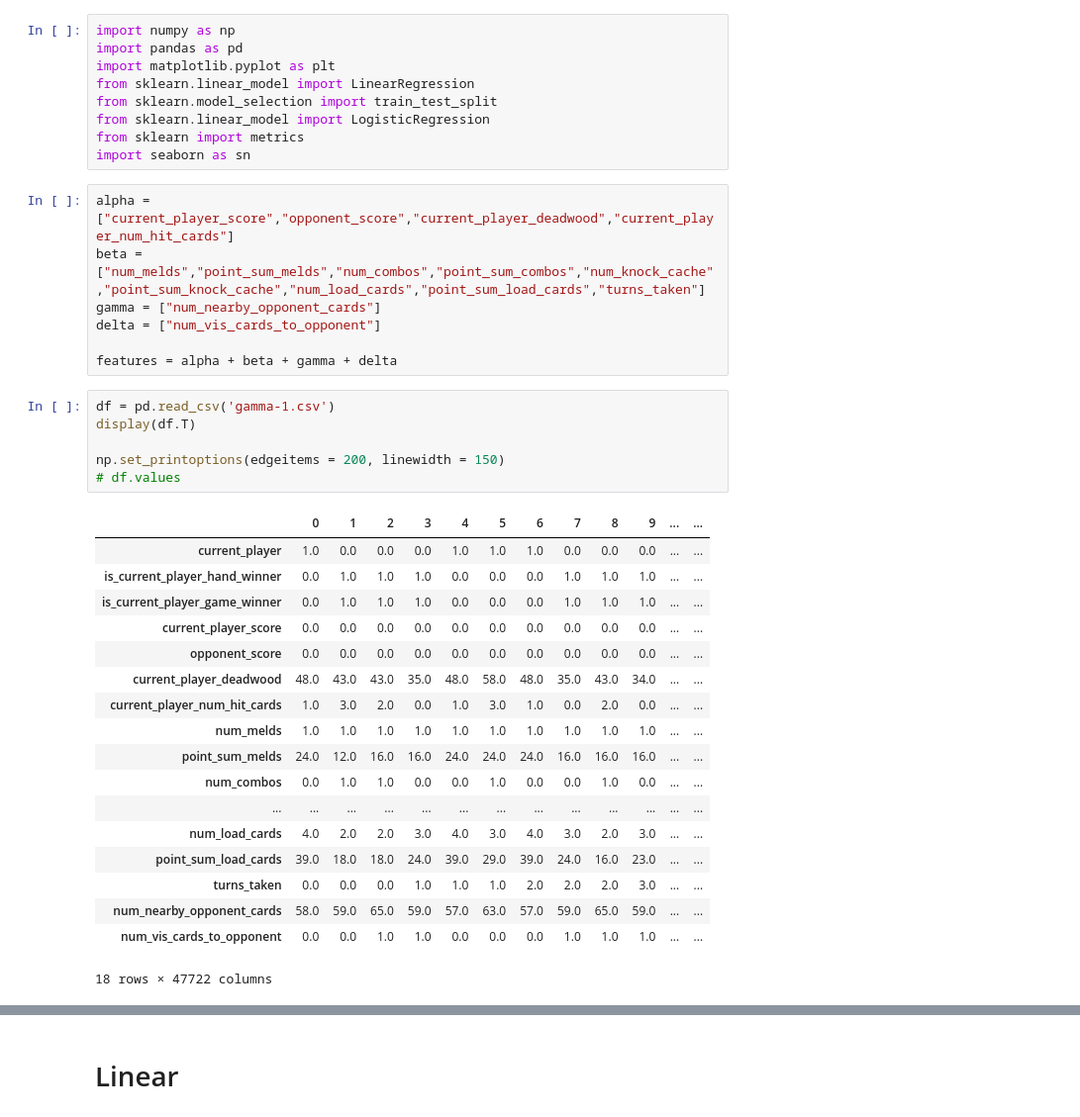
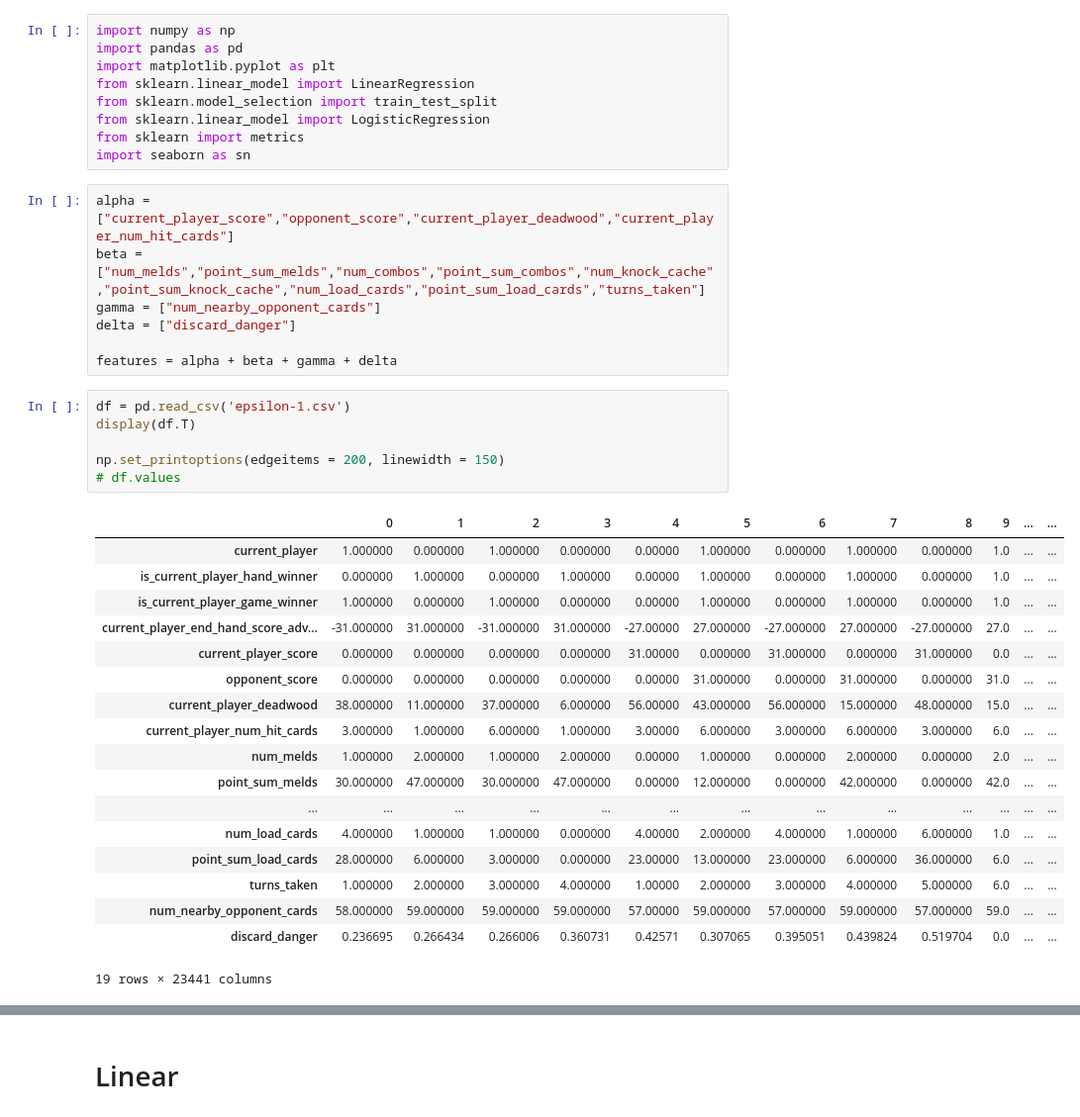
Before and after one commit to PeterEFrancis/gin-rummy-AI, a Jupyter notebook: data/player_data_proccessor.ipynb, the cells around one changed output, grey strips where cells are left out. Shown at 99% size. Cells and saved outputs as stored; diff of their text form.

```diff
--- a/data/player_data_proccessor.ipynb
+++ b/data/player_data_proccessor.ipynb
@@ -11,33 +11,33 @@ import seaborn as sn
 alpha = ["current_player_score","opponent_score","current_player_deadwood","current_player_num_hit_cards"]
 beta = ["num_melds","point_sum_melds","num_combos","point_sum_combos","num_knock_cache","point_sum_knock_cache","num_load_cards","point_sum_load_cards","turns_taken"]
 gamma = ["num_nearby_opponent_cards"]
-delta = ["num_vis_cards_to_opponent"]
+delta = ["discard_danger"]
 
 features = alpha + beta + gamma + delta
 # %%
-df = pd.read_csv('gamma-1.csv')
+df = pd.read_csv('epsilon-1.csv')
 display(df.T)
 
 np.set_printoptions(edgeitems = 200, linewidth = 150)
 # df.values
 # %% [output]
 |  | 0 | 1 | 2 | 3 | 4 | 5 | 6 | 7 | 8 | 9 | ... | ... |
-| current_player | 1.0 | 0.0 | 0.0 | 0.0 | 1.0 | 1.0 | 1.0 | 0.0 | 0.0 | 0.0 | ... | ... |
-| is_current_player_hand_winner | 0.0 | 1.0 | 1.0 | 1.0 | 0.0 | 0.0 | 0.0 | 1.0 | 1.0 | 1.0 | ... | ... |
-| is_current_player_game_winner | 0.0 | 1.0 | 1.0 | 1.0 | 0.0 | 0.0 | 0.0 | 1.0 | 1.0 | 1.0 | ... | ... |
-| current_player_score | 0.0 | 0.0 | 0.0 | 0.0 | 0.0 | 0.0 | 0.0 | 0.0 | 0.0 | 0.0 | ... | ... |
-| opponent_score | 0.0 | 0.0 | 0.0 | 0.0 | 0.0 | 0.0 | 0.0 | 0.0 | 0.0 | 0.0 | ... | ... |
-| current_player_deadwood | 48.0 | 43.0 | 43.0 | 35.0 | 48.0 | 58.0 | 48.0 | 35.0 | 43.0 | 34.0 | ... | ... |
-| current_player_num_hit_cards | 1.0 | 3.0 | 2.0 | 0.0 | 1.0 | 3.0 | 1.0 | 0.0 | 2.0 | 0.0 | ... | ... |
-| num_melds | 1.0 | 1.0 | 1.0 | 1.0 | 1.0 | 1.0 | 1.0 | 1.0 | 1.0 | 1.0 | ... | ... |
-| point_sum_melds | 24.0 | 12.0 | 16.0 | 16.0 | 24.0 | 24.0 | 24.0 | 16.0 | 16.0 | 16.0 | ... | ... |
-| num_combos | 0.0 | 1.0 | 1.0 | 0.0 | 0.0 | 1.0 | 0.0 | 0.0 | 1.0 | 0.0 | ... | ... |
+| current_player | 1.000000 | 0.000000 | 1.000000 | 0.000000 | 0.00000 | 1.000000 | 0.000000 | 1.000000 | 0.000000 | 1.0 | ... | ... |
+| is_current_player_hand_winner | 0.000000 | 1.000000 | 0.000000 | 1.000000 | 0.00000 | 1.000000 | 0.000000 | 1.000000 | 0.000000 | 1.0 | ... | ... |
+| is_current_player_game_winner | 1.000000 | 0.000000 | 1.000000 | 0.000000 | 0.00000 | 1.000000 | 0.000000 | 1.000000 | 0.000000 | 1.0 | ... | ... |
+| current_player_end_hand_score_adv... | -31.000000 | 31.000000 | -31.000000 | 31.000000 | -27.00000 | 27.000000 | -27.000000 | 27.000000 | -27.000000 | 27.0 | ... | ... |
+| current_player_score | 0.000000 | 0.000000 | 0.000000 | 0.000000 | 31.00000 | 0.000000 | 31.000000 | 0.000000 | 31.000000 | 0.0 | ... | ... |
+| opponent_score | 0.000000 | 0.000000 | 0.000000 | 0.000000 | 0.00000 | 31.000000 | 0.000000 | 31.000000 | 0.000000 | 31.0 | ... | ... |
+| current_player_deadwood | 38.000000 | 11.000000 | 37.000000 | 6.000000 | 56.00000 | 43.000000 | 56.000000 | 15.000000 | 48.000000 | 15.0 | ... | ... |
+| current_player_num_hit_cards | 3.000000 | 1.000000 | 6.000000 | 1.000000 | 3.00000 | 6.000000 | 3.000000 | 6.000000 | 3.000000 | 6.0 | ... | ... |
+| num_melds | 1.000000 | 2.000000 | 1.000000 | 2.000000 | 0.00000 | 1.000000 | 0.000000 | 2.000000 | 0.000000 | 2.0 | ... | ... |
+| point_sum_melds | 30.000000 | 47.000000 | 30.000000 | 47.000000 | 0.00000 | 12.000000 | 0.000000 | 42.000000 | 0.000000 | 42.0 | ... | ... |
 | ... | ... | ... | ... | ... | ... | ... | ... | ... | ... | ... | ... | ... |
-| num_load_cards | 4.0 | 2.0 | 2.0 | 3.0 | 4.0 | 3.0 | 4.0 | 3.0 | 2.0 | 3.0 | ... | ... |
-| point_sum_load_cards | 39.0 | 18.0 | 18.0 | 24.0 | 39.0 | 29.0 | 39.0 | 24.0 | 16.0 | 23.0 | ... | ... |
-| turns_taken | 0.0 | 0.0 | 0.0 | 1.0 | 1.0 | 1.0 | 2.0 | 2.0 | 2.0 | 3.0 | ... | ... |
-| num_nearby_opponent_cards | 58.0 | 59.0 | 65.0 | 59.0 | 57.0 | 63.0 | 57.0 | 59.0 | 65.0 | 59.0 | ... | ... |
-| num_vis_cards_to_opponent | 0.0 | 0.0 | 1.0 | 1.0 | 0.0 | 0.0 | 0.0 | 1.0 | 1.0 | 1.0 | ... | ... |
+| num_load_cards | 4.000000 | 1.000000 | 1.000000 | 0.000000 | 4.00000 | 2.000000 | 4.000000 | 1.000000 | 6.000000 | 1.0 | ... | ... |
+| point_sum_load_cards | 28.000000 | 6.000000 | 3.000000 | 0.000000 | 23.00000 | 13.000000 | 23.000000 | 6.000000 | 36.000000 | 6.0 | ... | ... |
+| turns_taken | 1.000000 | 2.000000 | 3.000000 | 4.000000 | 1.00000 | 2.000000 | 3.000000 | 4.000000 | 5.000000 | 6.0 | ... | ... |
+| num_nearby_opponent_cards | 58.000000 | 59.000000 | 59.000000 | 59.000000 | 57.00000 | 59.000000 | 57.000000 | 59.000000 | 57.000000 | 59.0 | ... | ... |
+| discard_danger | 0.236695 | 0.266434 | 0.266006 | 0.360731 | 0.42571 | 0.307065 | 0.395051 | 0.439824 | 0.519704 | 0.0 | ... | ... |
-18 rows × 47722 columns
+19 rows × 23441 columns
 # %%
 # features for regression input
```
Also changed, not shown: parts of 7 cells of this notebook, 21 other files.
